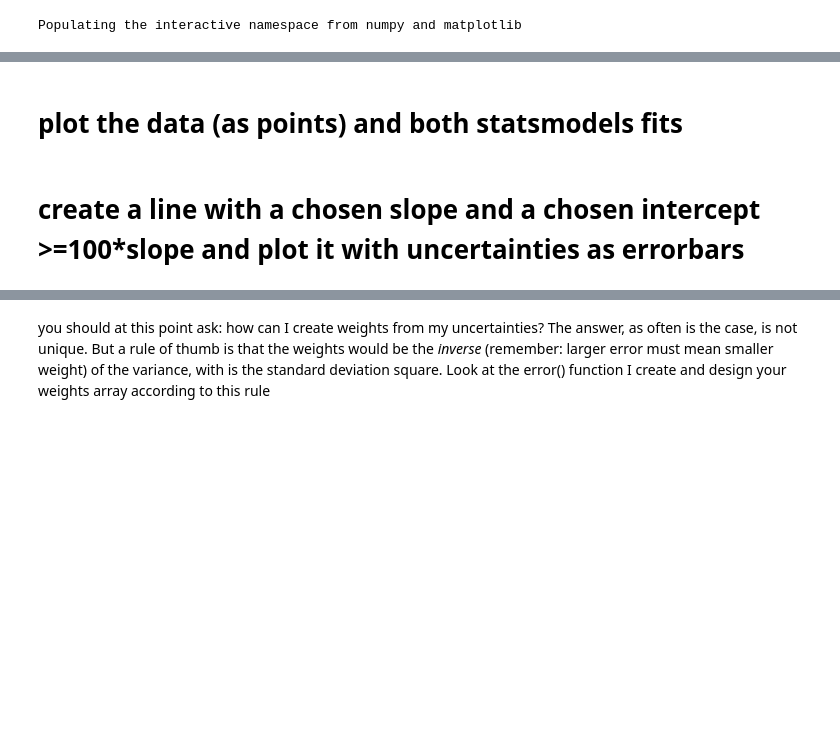
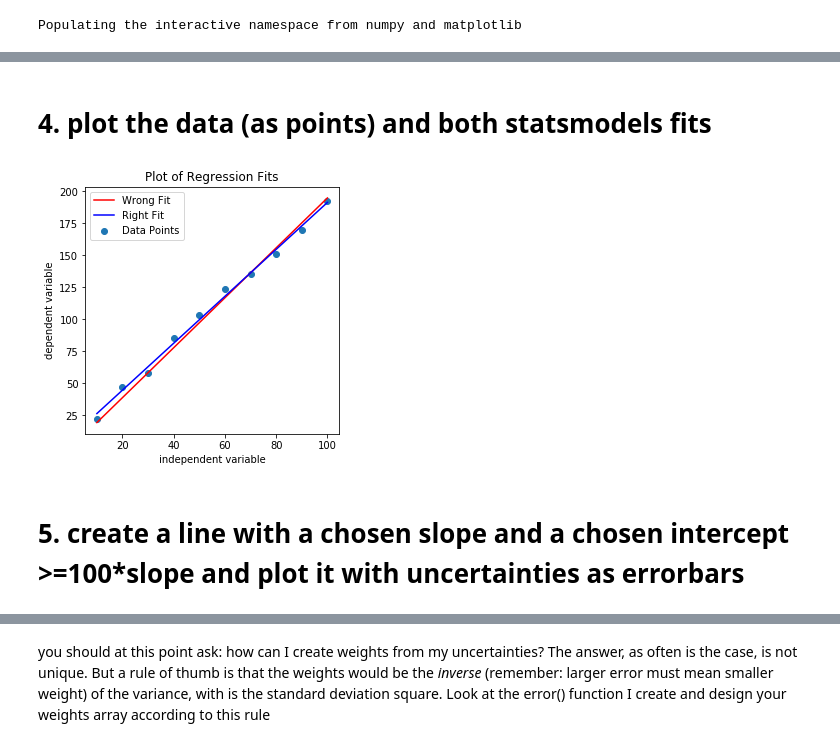
Before and after one commit to AHassler/PUI2018_ah4412, a Jupyter notebook: HW9_ah4412/Assignment2_ah4412.ipynb, the cells around one changed output, grey strips where cells are left out. Cells and saved outputs as stored; diff of their text form; code cells hidden in the pictures; blank space fills up the shorter version.

```diff
--- a/HW9_ah4412/Assignment2_ah4412.ipynb
+++ b/HW9_ah4412/Assignment2_ah4412.ipynb
@@ -111,4 +133,19 @@ OLS Regression Results
 # %% [markdown]
-# plot the data (as points) and both statsmodels fits
+# 4. plot the data (as points) and both statsmodels fits
+# %%
+fig = pl.figure(figsize=(10,10))
+ax = fig.add_subplot(221)
+ax.scatter(x, y, label = 'Data Points')
+ax.plot(x, smfit_w.predict(x), 'k', color='r',
+       label = "Wrong Fit")
+ax.plot(x, smfit_r.predict(xmat), 'k', color='b',
+        label = "Right Fit")
+ax.set_xlabel('independent variable')
+ax.set_ylabel('dependent variable')
+ax.set_title('Plot of Regression Fits')
+ax.legend()
+pl.show()
+# %% [output]
+[figure, added]
 # %% [markdown]
-# create a line with a chosen slope and a chosen intercept >=100*slope and plot it with uncertainties as errorbars
+# 5. create a line with a chosen slope and a chosen intercept >=100*slope and plot it with uncertainties as errorbars
```
Also changed, not shown: parts of 24 cells of this notebook.
